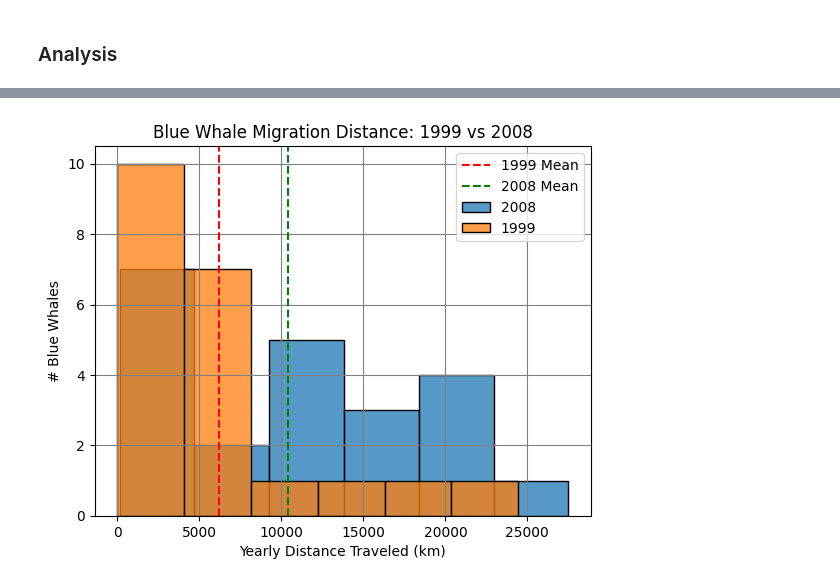
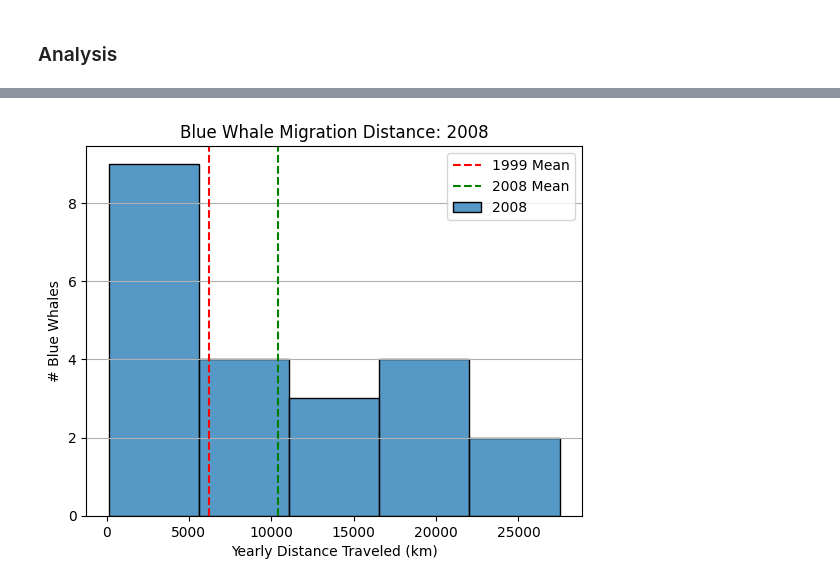
Before and after one commit to alyghanson/migration, a Jupyter notebook: whales/extent.ipynb, the cells around one changed output, grey strips where cells are left out. Saved outputs shown, nothing was run; the diff lists cells and outputs as text; code cells hidden in the pictures.

Commit message:
finished histograms

```diff
--- a/whales/extent.ipynb
+++ b/whales/extent.ipynb
@@ -207,12 +228,12 @@ change_mi = change_m / 1_609
 # %%
-sns.histplot(distances_2008_km, label='2008', bins = 6)
-sns.histplot(distances_1999_km, label='1999', bins = 6)
+sns.histplot(distances_2008_km, label='2008', bins = 5)
 plt.axvline(mean_dist_1999_km, c='red', linestyle='--', label = '1999 Mean')
 plt.axvline(mean_dist_2008_km, c='green', linestyle='--', label = '2008 Mean')
 plt.legend()
-plt.title('Blue Whale Migration Distance: 1999 vs 2008');
+plt.title('Blue Whale Migration Distance: 2008');
 plt.xlabel('Yearly Distance Traveled (km)')
 plt.ylabel('# Blue Whales')
-plt.grid(linestyle='-', color='grey', zorder=0)
+plt.grid(which='both', axis='y')
+plt.savefig('exports/distance_hist_2008.png', bbox_inches='tight')
 # %% [output]
-[figure, old version]
+[figure, new version]
```
Also changed, not shown: parts of 6 cells of this notebook, 6 other files.
